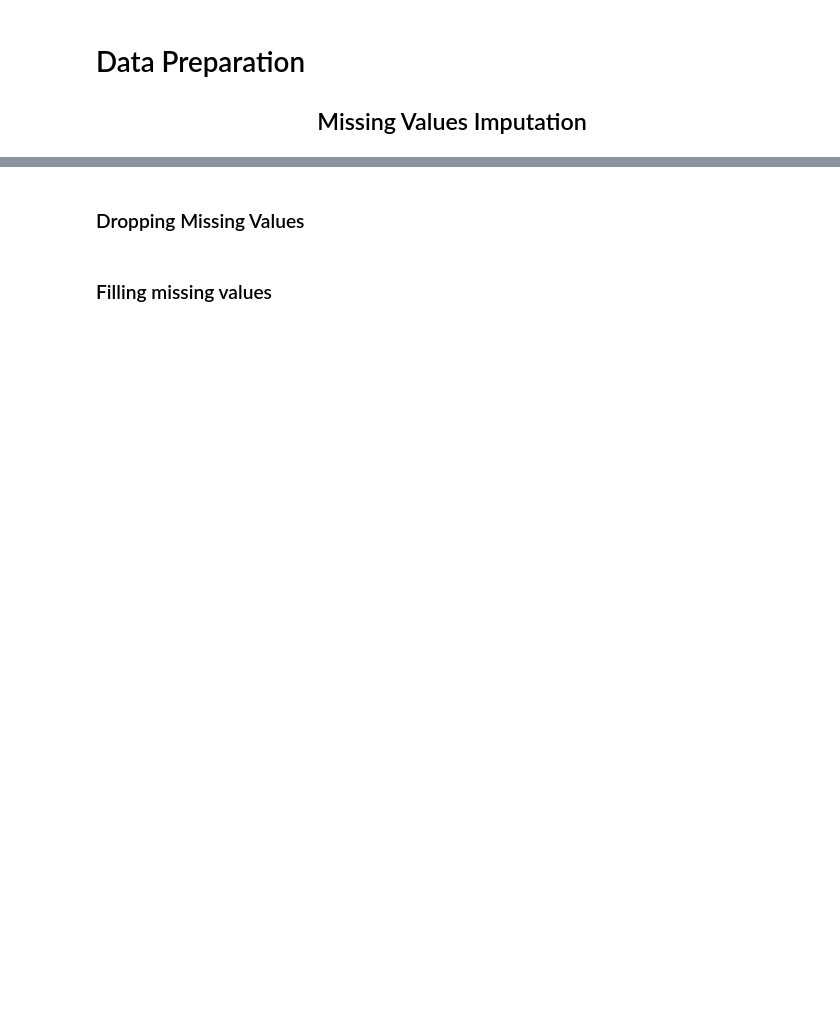
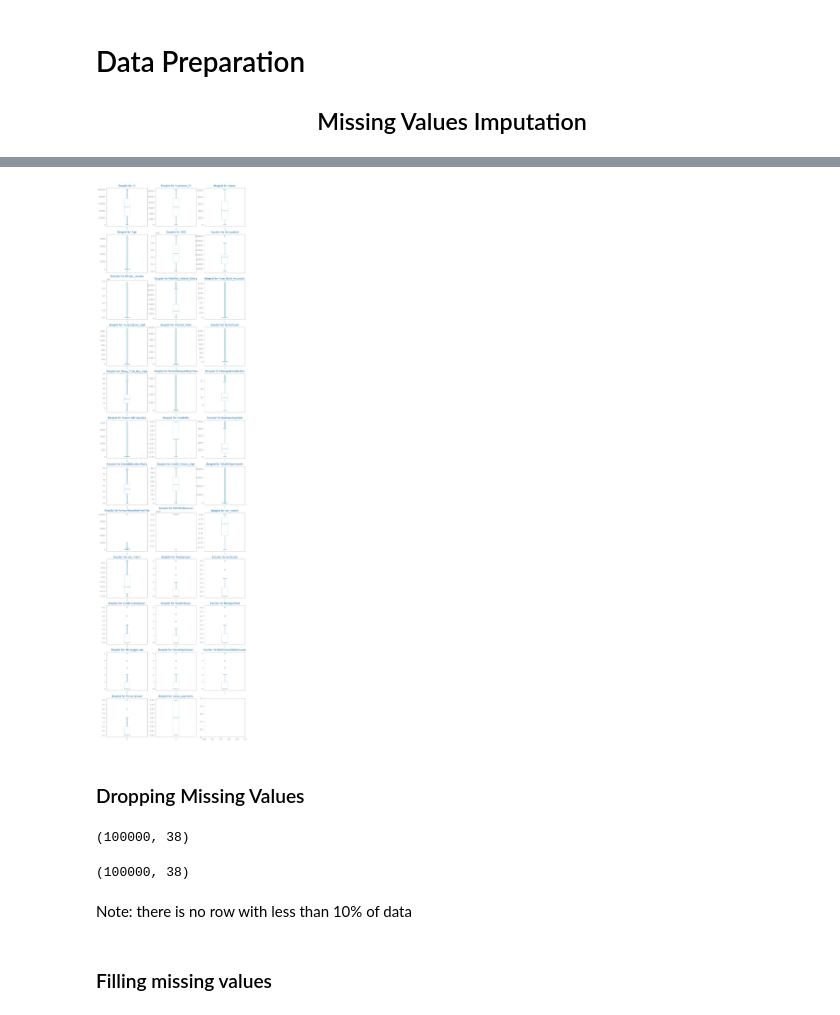
Before and after one commit to DaviGiordano/data-science-course-project, a Jupyter notebook: ipynb_files/Multidimensional/2_Preparation/Lab222_missing_values.ipynb, the cells around one changed output, grey strips where cells are left out. Drawn from its saved outputs; the diff is of its cells as text; code cells hidden in the pictures; blank space fills up the shorter version.

```diff
--- a/ipynb_files/Multidimensional/2_Preparation/Lab222_missing_values.ipynb
+++ b/ipynb_files/Multidimensional/2_Preparation/Lab222_missing_values.ipynb
@@ -27,5 +40,50 @@ show()
+# %%
+from matplotlib.pyplot import savefig, show
+from dslabs_functions import get_variable_types
+from numpy import ndarray
+from matplotlib.figure import Figure
+from matplotlib.pyplot import savefig, show, subplots
+from dslabs_functions import define_grid, HEIGHT
+from pandas import Series
+from matplotlib.pyplot import figure, savefig, show
+from dslabs_functions import plot_multibar_chart
+from dslabs_functions import set_chart_labels
+
+import json
+
+
+
+def print_boxplot(data, state_of_data):
+    rows, cols = data.shape
+    variables_types: dict[str, list] = get_variable_types(data)
+    numeric: list[str] = variables_types["numeric"]
+    variables_types
+    if [] != numeric:
+        rows: int
+        cols: int
+        rows, cols = define_grid(len(numeric))
+        fig: Figure
+        axs: ndarray
+        fig, axs = subplots(
+            rows, cols, figsize=(cols * HEIGHT, rows * HEIGHT), squeeze=False
+        )
+        i, j = 0, 0
+        for n in range(len(numeric)):
+            axs[i, j].set_title("Boxplot for %s" % numeric[n])
+            axs[i, j].boxplot(data[numeric[n]].dropna().values)
+            i, j = (i + 1, 0) if (n + 1) % cols == 0 else (i, j + 1)
+        savefig(f"images/{file_tag}_{state_of_data}_boxplots.png", bbox_inches='tight')
+        show()
+    else:
+        print("There are no numeric variables.")
+# %%
+print_boxplot(data=data, state_of_data='before_inputation')
+# %% [output]
+[figure, added]
 # %% [markdown]
 <h3>Dropping Missing Values</h3>
 # %%
-df: DataFrame = data.dropna(how="any", inplace=False)
-df.shape
+df = data
+print(df.shape)
+# %% [output]
+(100000, 38)
@@ -49,8 +101,12 @@ def mvi_by_dropping(
     return df
 
 
-df: DataFrame = mvi_by_dropping(data, min_pct_per_variable=0.7, min_pct_per_record=0.9)
+df: DataFrame = mvi_by_dropping(data, min_pct_per_var=0.1, min_pct_per_rec=0.1)
 print(df.shape)
+# %% [output]
+(100000, 38)
+# %% [markdown]
+Note: there is no row with less than 10% of data
 # %% [markdown]
 <h3>Filling missing values </h3>
 # %%
```
Also changed, not shown: parts of 9 cells of this notebook, 13 other files.
